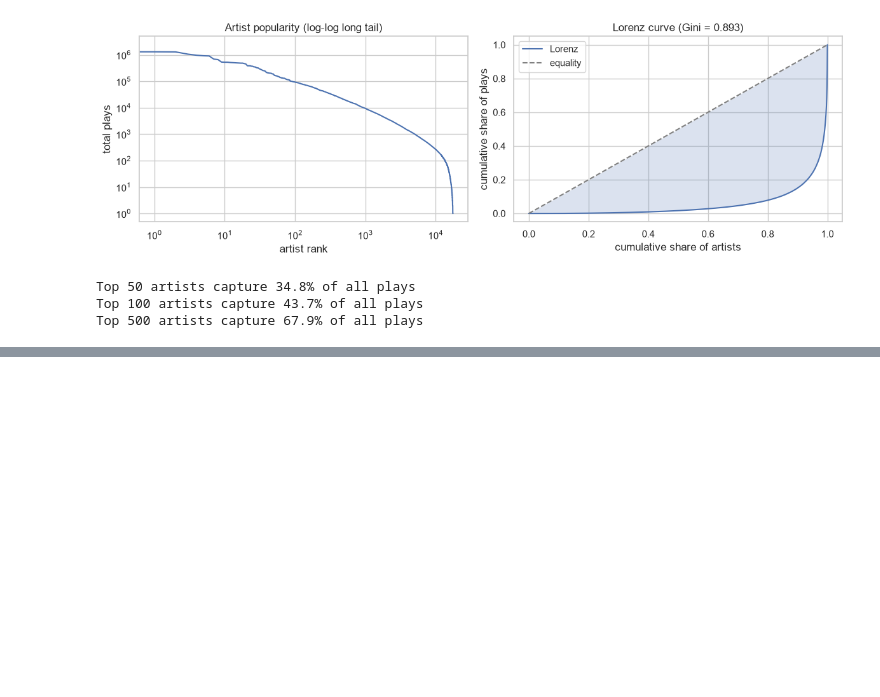
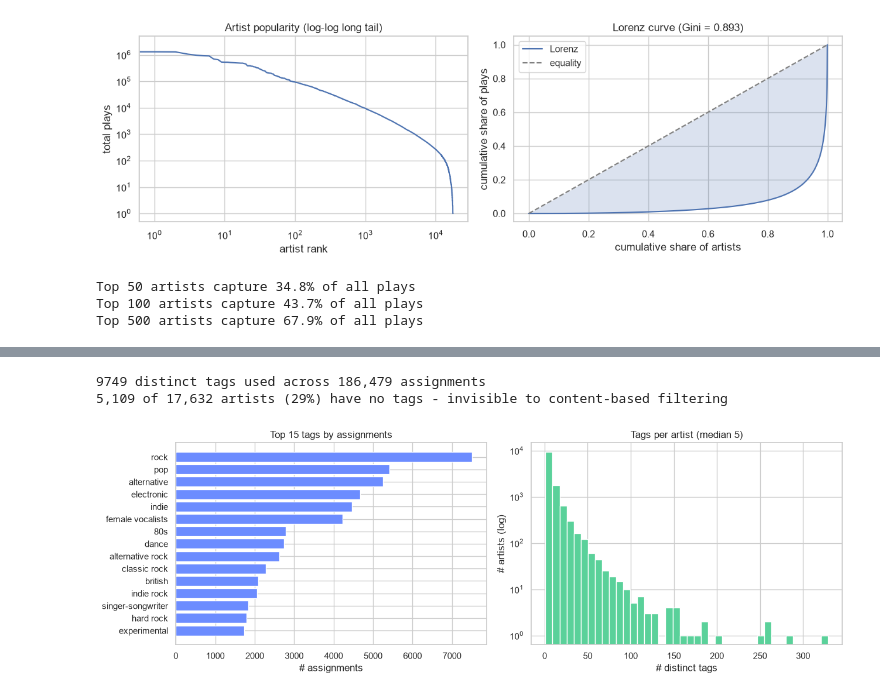
Before and after one commit to paugratacosfuste/recommender-systems-lastfm, a Jupyter notebook: notebooks/01_eda.ipynb, the cells around one changed output, grey strips where cells are left out. Cells and saved outputs as stored; diff of their text form; code cells hidden in the pictures; blank space fills up the shorter version.

```diff
--- a/notebooks/01_eda.ipynb
+++ b/notebooks/01_eda.ipynb
@@ -154,0 +159,16 @@ top_users
+# %%
+freq = eda.tag_frequency(tagged, tags, n=15)
+tpa = eda.tags_per_artist(tagged)
+untagged = len(artists) - tagged[ITEM_COL].nunique()
+print(f"{tagged['tag_id'].nunique()} distinct tags used across {len(tagged):,} assignments")
+print(f"{untagged:,} of {len(artists):,} artists ({untagged/len(artists):.0%}) have no tags - invisible to content-based filtering")
+fig, axes = plt.subplots(1, 2, figsize=(13, 4.5))
+axes[0].barh(freq['tag'][::-1], freq['assignments'][::-1], color='#6c8cff')
+axes[0].set_title('Top 15 tags by assignments'); axes[0].set_xlabel('# assignments')
+axes[1].hist(tpa, bins=40, color='#5ad19a'); axes[1].set_yscale('log')
+axes[1].set_title(f'Tags per artist (median {tpa.median():.0f})'); axes[1].set_xlabel('# distinct tags'); axes[1].set_ylabel('# artists (log)')
+fig.tight_layout(); fig.savefig(FIG_DIR/'tag_analysis.png', dpi=120); plt.show()
+# %% [output]
+9749 distinct tags used across 186,479 assignments
+5,109 of 17,632 artists (29%) have no tags - invisible to content-based filtering
+[figure, added]
```
Also changed, not shown: parts of 23 cells of this notebook, 13 other files.
